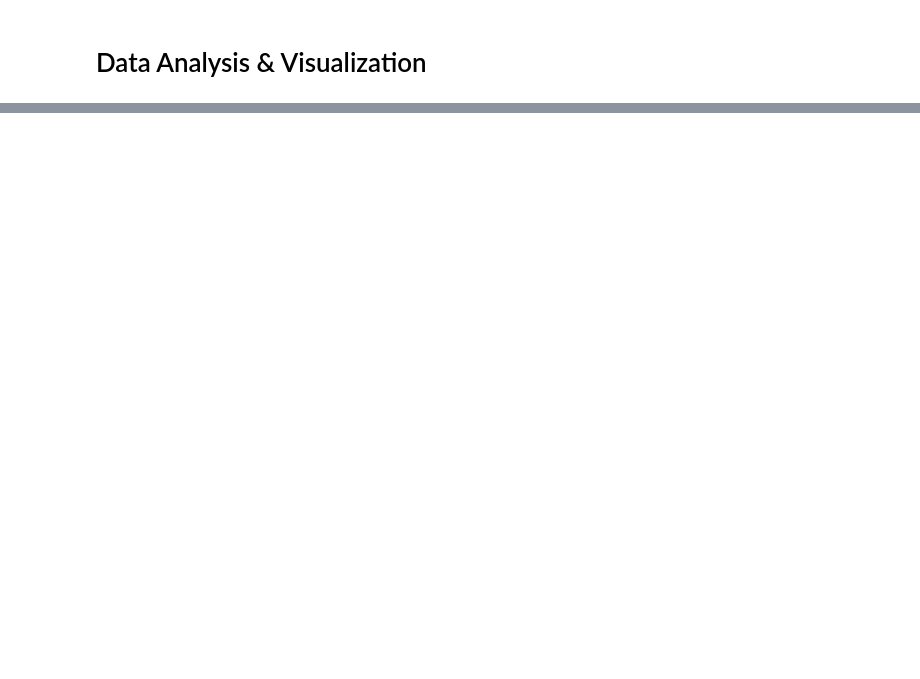
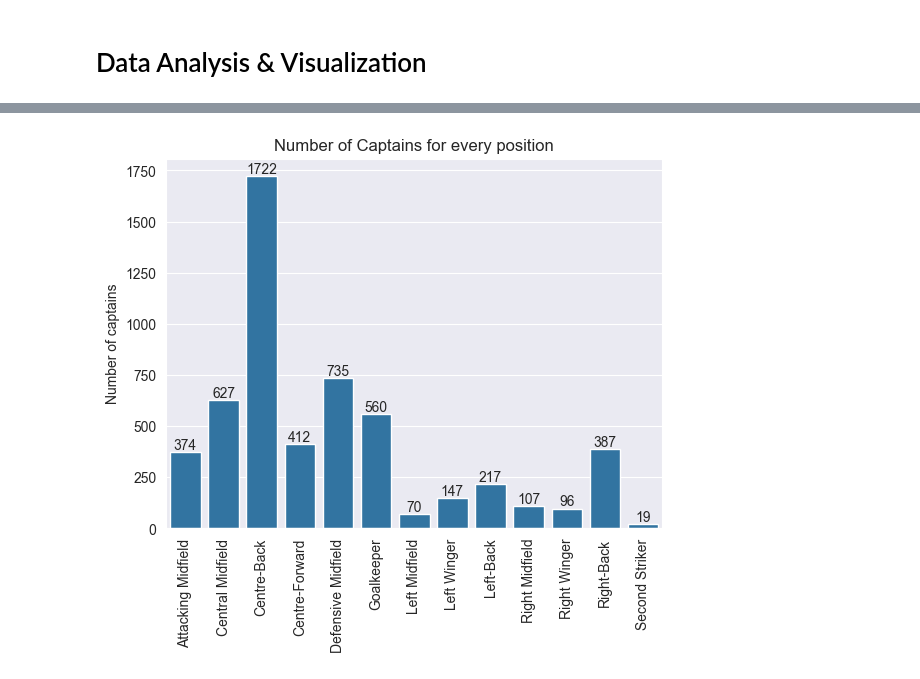
Before and after one commit to RiccardoPili/Football-Data-Analysis, a Jupyter notebook: game_lineups.ipynb, the cells around one changed output, grey strips where cells are left out. Cells and saved outputs as stored; diff of their text form; code cells hidden in the pictures; blank space fills up the shorter version.

```diff
--- a/game_lineups.ipynb
+++ b/game_lineups.ipynb
@@ -167,2 +234,19 @@ plt.show()
 # %%
 # posizioni con il maggior numero di capitani
+
+captains = starting_players.query("is_captain == True")
+
+captains_df = captains.groupby('sub_position').size().reset_index(name='count')
+
+ax = sns.barplot(data=captains_df, x='sub_position', y='count')
+
+for index, row in captains_df.iterrows():
+    ax.annotate(row['count'], xy=(index, row['count']), ha='center', va='bottom')
+
+plt.title('Number of Captains for every position')
+plt.xlabel('')
+plt.ylabel('Number of captains')
+plt.xticks(rotation=90)
+plt.show()
+# %% [output]
+[figure, added]
```
Also changed, not shown: parts of 9 cells of this notebook, 1 other file.
